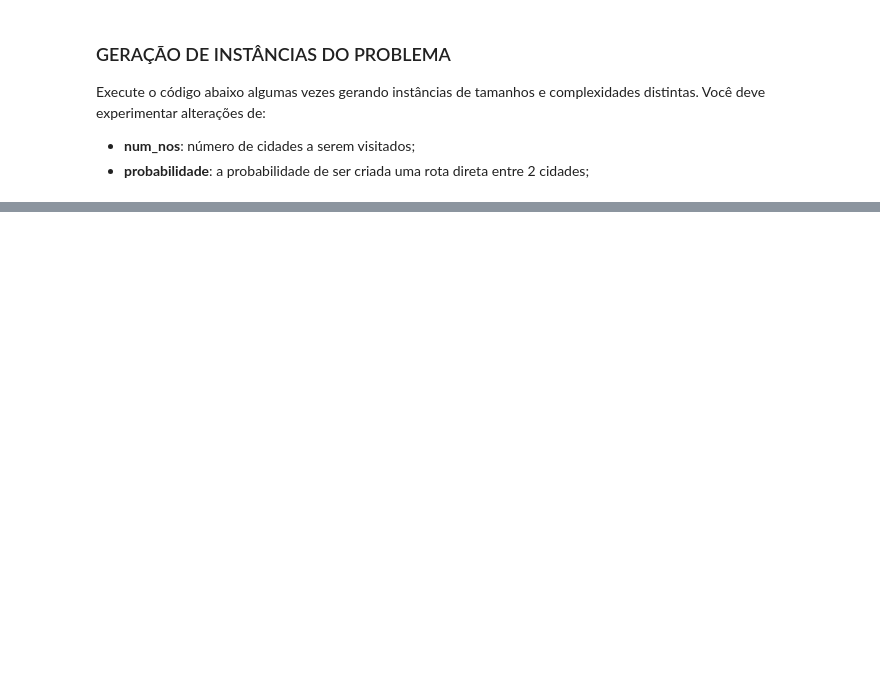
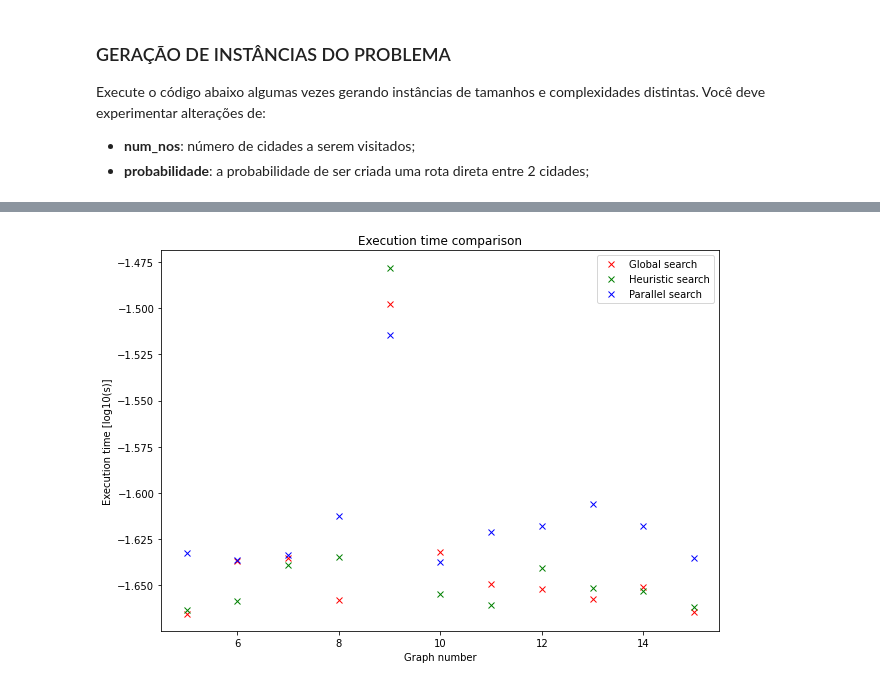
Before and after one commit to G3mha/Vehicle-Routing-Problem, a Jupyter notebook: main.ipynb, the cells around one changed output, grey strips where cells are left out. Saved outputs shown, nothing was run; the diff lists cells and outputs as text; code cells hidden in the pictures; blank space fills up the shorter version.

```diff
--- a/main.ipynb
+++ b/main.ipynb
@@ -283,0 +153,28 @@ A correção do projeto levará em conta:
+# %%
+# Compare the time taken for all the methods
+plt.figure(figsize=(10, 7))
+plt.plot(
+    list(global_results.keys()),
+    np.log10(list(global_results.values())),
+    "rx",
+    label="Global search",
+)
+plt.plot(
+    list(heuristic_results.keys()),
+    np.log10(list(heuristic_results.values())),
+    "gx",
+    label="Heuristic search",
+)
+plt.plot(
+    list(parallel_results.keys()),
+    np.log10(list(parallel_results.values())),
+    "bx",
+    label="Parallel search",
+)
+plt.xlabel("Graph number")
+plt.ylabel("Execution time [log10(s)]")
+plt.title("Execution time comparison")
+plt.legend()
+plt.show()
+# %% [output]
+[figure, added]
```
Also changed, not shown: parts of 25 cells of this notebook, 5 other files.
